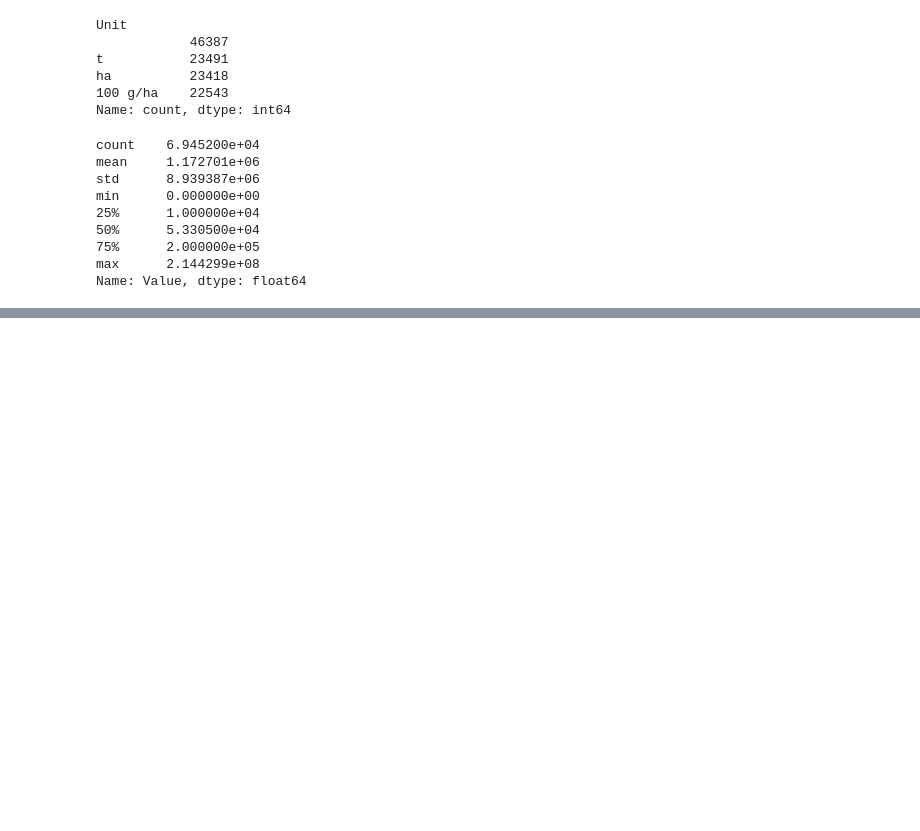
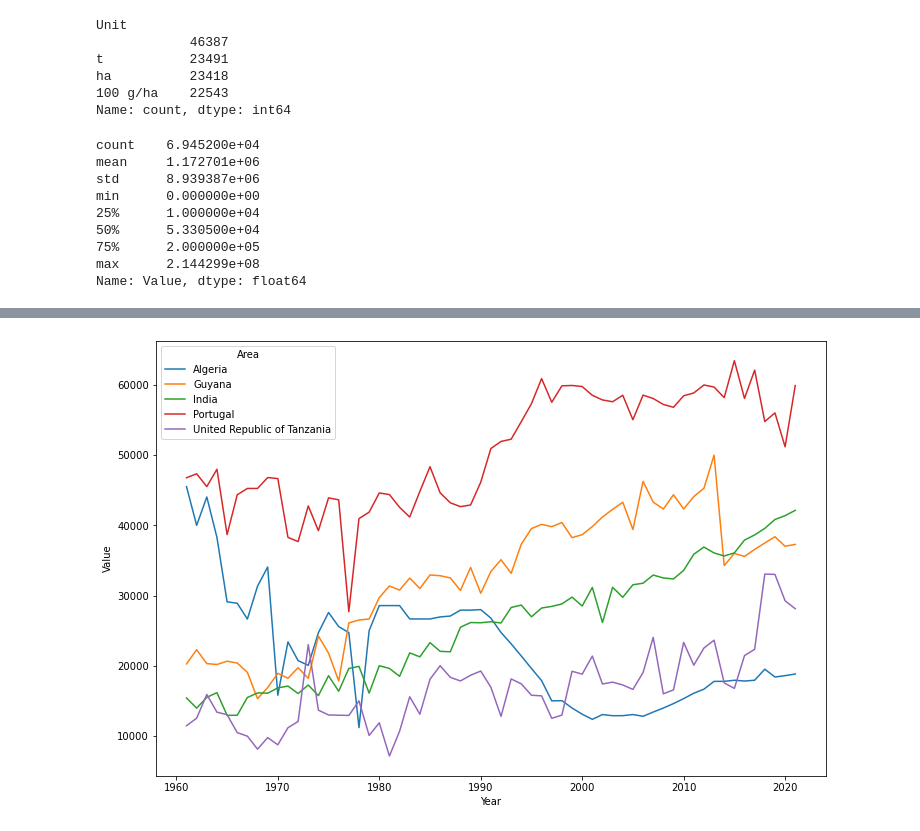
Before and after one commit to william-b-mr/agritech-project, a Jupyter notebook: code/agritech.ipynb, the cells around one changed output, grey strips where cells are left out. Drawn from its saved outputs; the diff is of its cells as text; code cells hidden in the pictures; blank space fills up the shorter version.

```diff
--- a/code/agritech.ipynb
+++ b/code/agritech.ipynb
@@ -112,0 +341,6 @@ Name: Value, dtype: float64
+# %%
+plt.figure(figsize=(12,8))
+sns.lineplot(data = df_filled[df_filled.Area.isin(random.choices(list(df_filled.Area.values), k = 5))], x = "Year", y = "Value", hue = "Area")
+plt.show()
+# %% [output]
+[figure, added]
```
Also changed, not shown: parts of 59 cells of this notebook, 2 other files.
